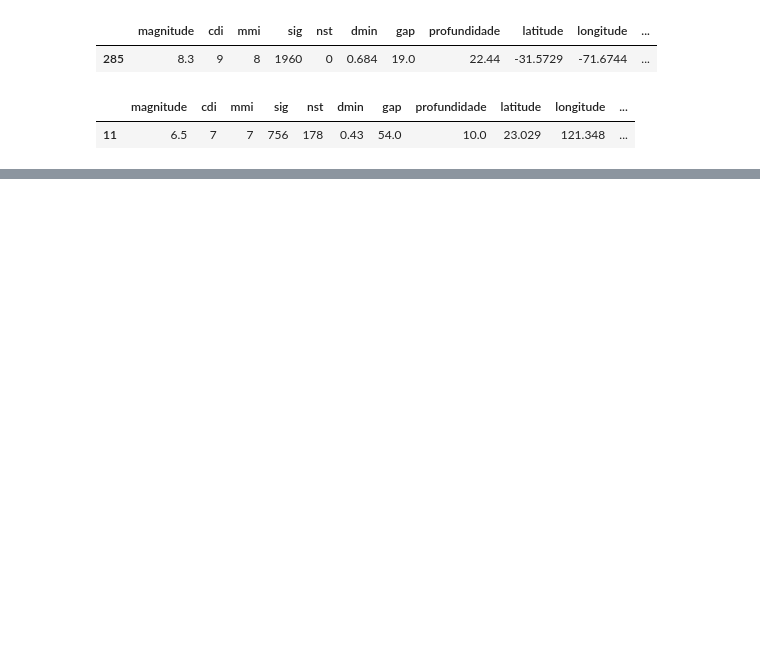
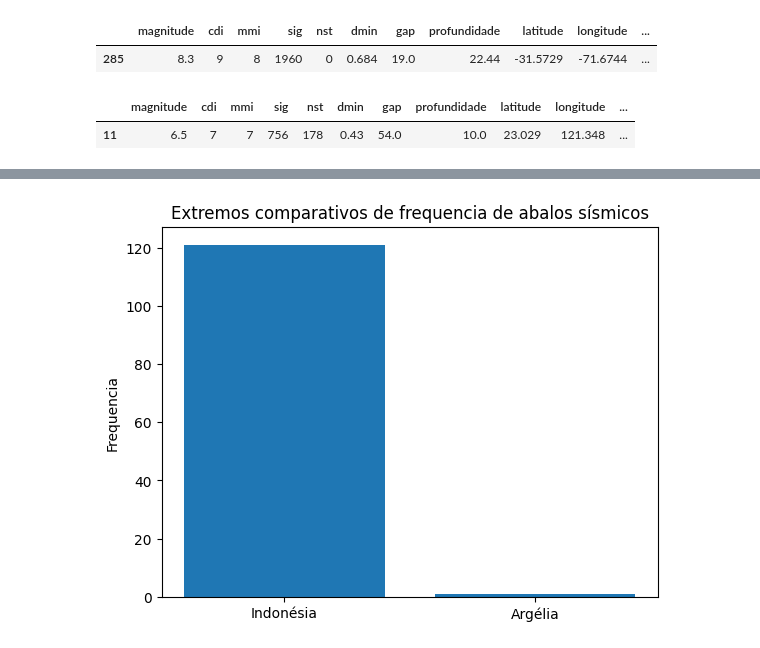
Before and after one commit to EricLdJ/Analise_Risco_Sismico_Global, a Jupyter notebook: Análise_de_Risco_Sísmico_Global.ipynb, the cells around one changed output, grey strips where cells are left out. Drawn from its saved outputs; the diff is of its cells as text; code cells hidden in the pictures; blank space fills up the shorter version.

```diff
--- a/Análise_de_Risco_Sísmico_Global.ipynb
+++ b/Análise_de_Risco_Sísmico_Global.ipynb
@@ -177,0 +263,22 @@ plt.show()
+# %%
+# Países com mais frequencia de abalos sísmicos.
+# Todos os conceitos do código acima aplicados em uma única célula, só que com .head() e .tail().
+
+maior_frequencia = df['pais'].value_counts().head(1)
+maior_frequencia
+
+menor_frequencia = df['pais'].value_counts().tail(1)
+menor_frequencia
+
+extremos_pais = pd.concat([maior_frequencia, menor_frequencia])
+extremos_pais
+
+paises2 = ['Indonésia', 'Argélia']
+
+plt.bar(paises2, extremos_pais)
+plt.title('Extremos comparativos de frequencia de abalos sísmicos')
+plt.ylabel('Frequencia')
+
+plt.show()
+# %% [output]
+[figure, added]
```
Also changed, not shown: parts of 15 cells of this notebook, 3 other files.
